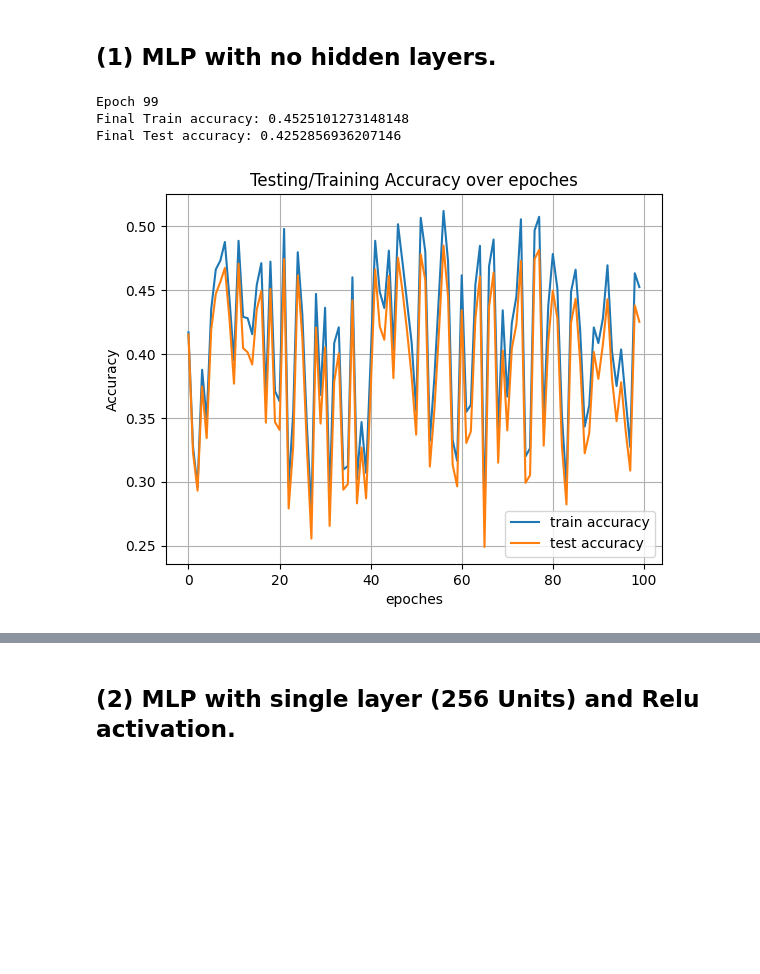
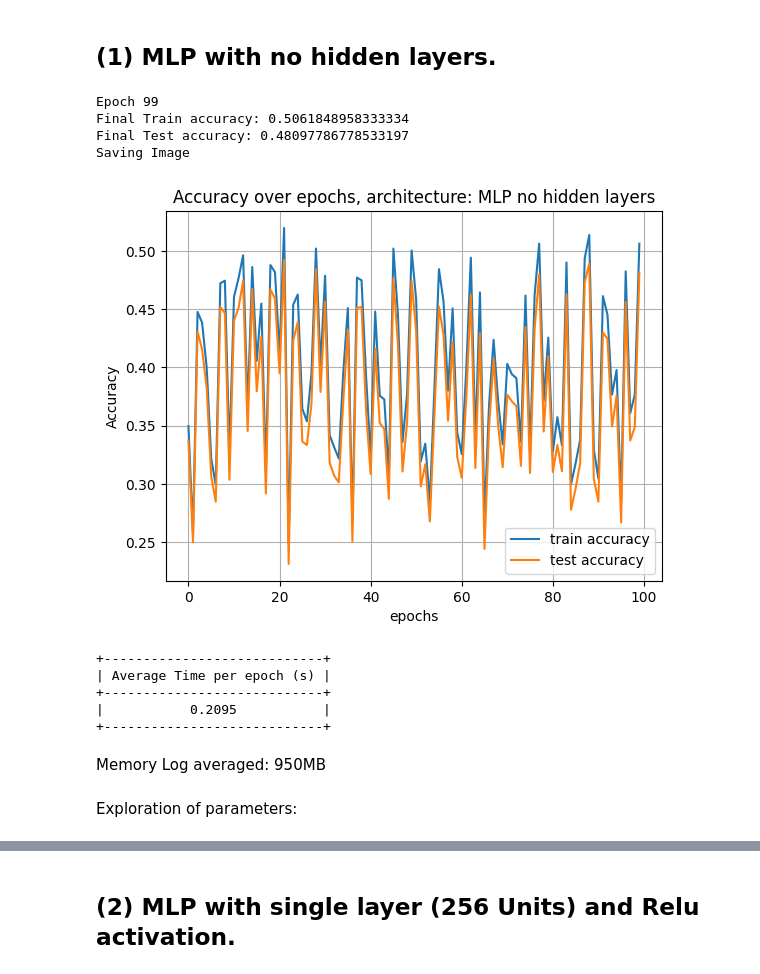
Before and after one commit to sebastian9991/ClassificationImageData-MLP-and-CNN, a Jupyter notebook: miniproject.ipynb, the cells around one changed output, grey strips where cells are left out. Drawn from its saved outputs; the diff is of its cells as text; code cells hidden in the pictures; blank space fills up the shorter version.

```diff
--- a/miniproject.ipynb
+++ b/miniproject.ipynb
@@ -80,10 +80,20 @@ The new feature flattened length is 784
 # %%
 activation_loss_function = ActivationFunction(func=softmax, derivative=softmax_derivative)
 mlp_no_hidden_layers = MLPSoftmax(initalizer=random_initalizer, activation_functions=[activation_loss_function], layer_sizes=[784, 11]) #We know the dimensions from torch.flatten()
 mlp_no_hidden_layers.fit(X_train= X_train, y_train= y_train, X_test=X_test, y_test=y_test, learning_rate=0.01,
-                         epochs=100, batch=256, termination_condition=1e-3, max_iters=100, plot=True)
+                         epochs=100, batch=256, termination_condition=1e-3, max_iters=100, display_plot=True, save_figure_name= "MLP_no", architecture_title="MLP no hidden layers")
 # %% [output]
 Epoch 99
-Final Train accuracy: 0.4525101273148148
-Final Test accuracy: 0.4252856936207146
+Final Train accuracy: 0.5061848958333334
+Final Test accuracy: 0.48097786778533197
+Saving Image
-[figure, old version]
+[figure, new version]
++----------------------------+
+| Average Time per epoch (s) |
++----------------------------+
+|           0.2095           |
++----------------------------+
+# %% [markdown]
+Memory Log averaged: 950MB
+# %% [markdown]
+Exploration of parameters:
```
Also changed, not shown: parts of 39 cells of this notebook, 2 other files.
